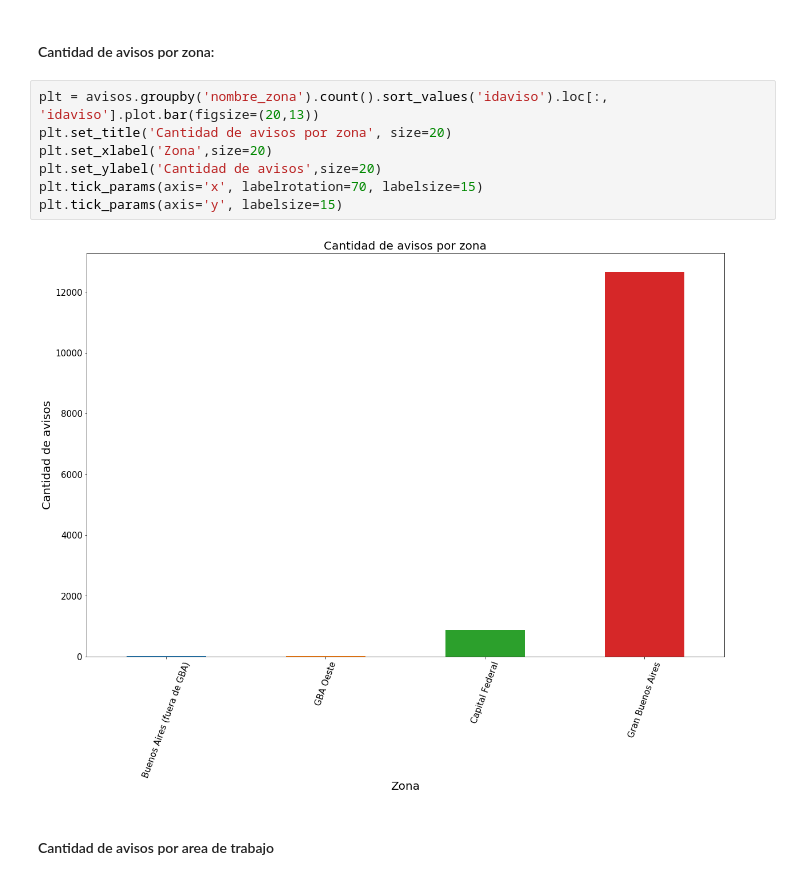
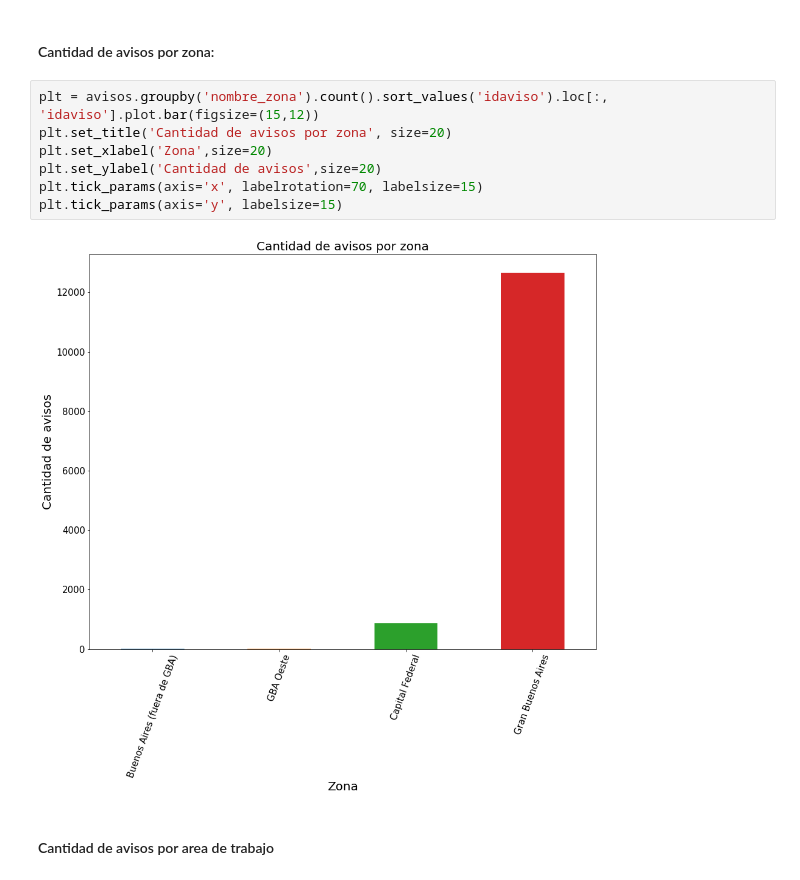
Before and after one commit to fcavazzoli/DatosTP, a Jupyter notebook: TP1 - Avisos.ipynb, the cells around one changed output. Drawn from its saved outputs; the diff is of its cells as text.

```diff
--- a/TP1 - Avisos.ipynb
+++ b/TP1 - Avisos.ipynb
@@ -26,14 +26,14 @@ avisos.head()
 # %% [markdown]
 #### Cantidad de avisos por zona:
 # %%
-plt = avisos.groupby('nombre_zona').count().sort_values('idaviso').loc[:, 'idaviso'].plot.bar(figsize=(20,13))
+plt = avisos.groupby('nombre_zona').count().sort_values('idaviso').loc[:, 'idaviso'].plot.bar(figsize=(15,12))
 plt.set_title('Cantidad de avisos por zona', size=20)
 plt.set_xlabel('Zona',size=20)
 plt.set_ylabel('Cantidad de avisos',size=20)
 plt.tick_params(axis='x', labelrotation=70, labelsize=15)
 plt.tick_params(axis='y', labelsize=15)
 # %% [output]
-[figure, old version]
+[figure, new version]
 # %% [markdown]
 #### Cantidad de avisos por area de trabajo
 # %%
```
Also changed, not shown: parts of 7 cells of this notebook, 5 other files.
